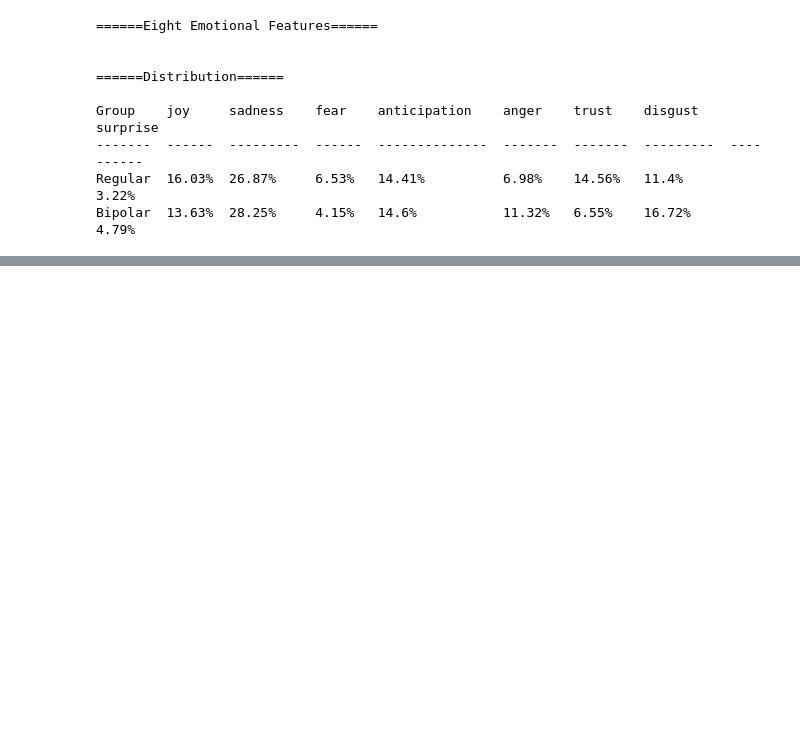
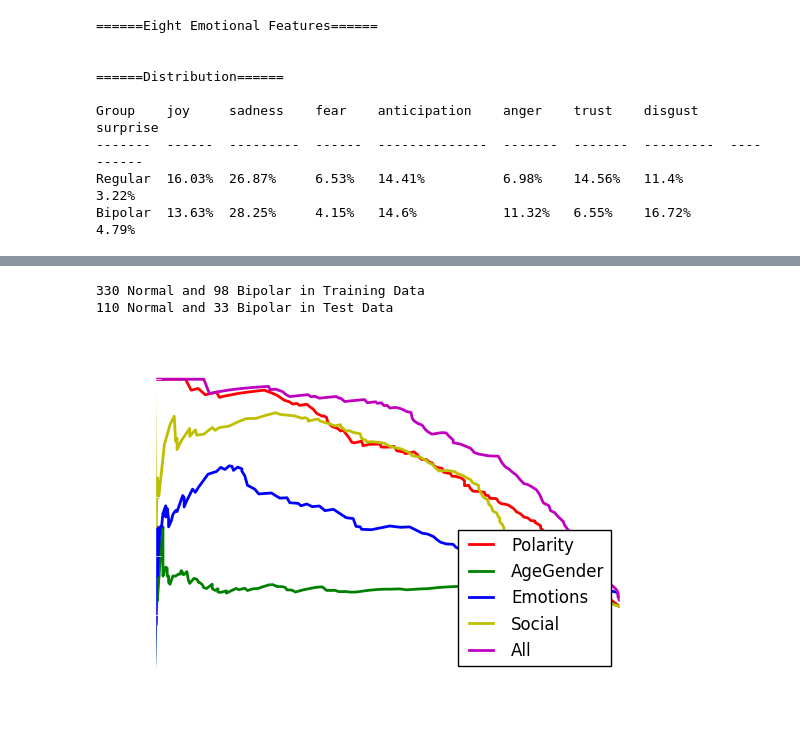
Before and after one commit to yenhao/Bipolar-Disorder-Detection, a Jupyter notebook: detect time/pattern of life/Classifier.ipynb, the cells around one changed output, grey strips where cells are left out. Saved outputs shown, nothing was run; the diff lists cells and outputs as text; code cells hidden in the pictures; blank space fills up the shorter version.

```diff
--- a/detect time/pattern of life/Classifier.ipynb
+++ b/detect time/pattern of life/Classifier.ipynb
@@ -593,0 +697,31 @@ Bipolar  13.63%  28.25%     4.15%   14.6%           11.32%   6.55%    16.72%
+# %%
+#Wrap group to be object
+class Group(object):
+    def __init__(self, group_name, group_data_list):
+        self.name = group_name
+        self.timeSerieses_list = group_data_list
+
+    def getName(self):
+        return self.name
+
+    def getSize(self):
+        return len(self.timeSerieses_list)
+
+    def getGroup(self, tail_k="all"):
+        if tail_k =="all":
+            return self.timeSerieses_list
+        else:
+            return [timeSeries.tail(tail_k) for timeSeries in self.group]
+# %%
+bipolar_group = Group("Bipolar", bd_clean)
+regular_group = Group("Regular", regular_clean)
+# %%
+def getCategories(group):
+    name2category = {}
+    names = ["Social", "Emotions", "Polarity", "AgeGender"]
+    methods = [getSocialFeature_group, getGroupEmotions, getPolarity, getAgeGender]
+    for i, method in enumerate(methods):
+        feature = method(group.getGroup())
+        for key in feature:
+            name2category[key] = names[i]
+    return name2category
@@ -593,0 +910,9 @@ Bipolar  13.63%  28.25%     4.15%   14.6%           11.32%   6.55%    16.72%
+# %%
+pol_groups = POLFeaturerGroups(regular_group, [bipolar_group])
+# %%
+#Compare the performance of each Pattern of Life components and LIWC
+pol_groups.renderPrecisionRecall_all("Bipolar",n_fold=10)
+# %% [output]
+330 Normal and 98 Bipolar in Training Data
+110 Normal and 33 Bipolar in Test Data
+[figure, added]
```
Also changed, not shown: parts of 11 cells of this notebook.
